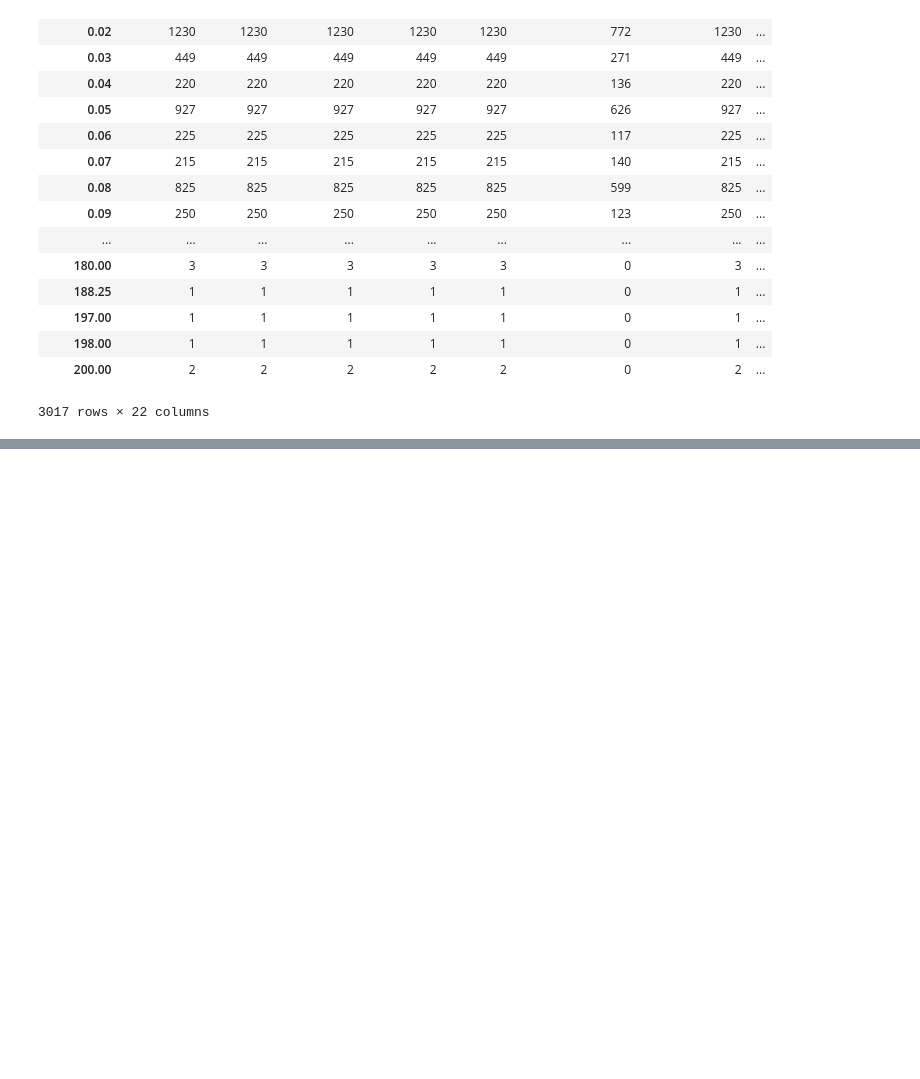
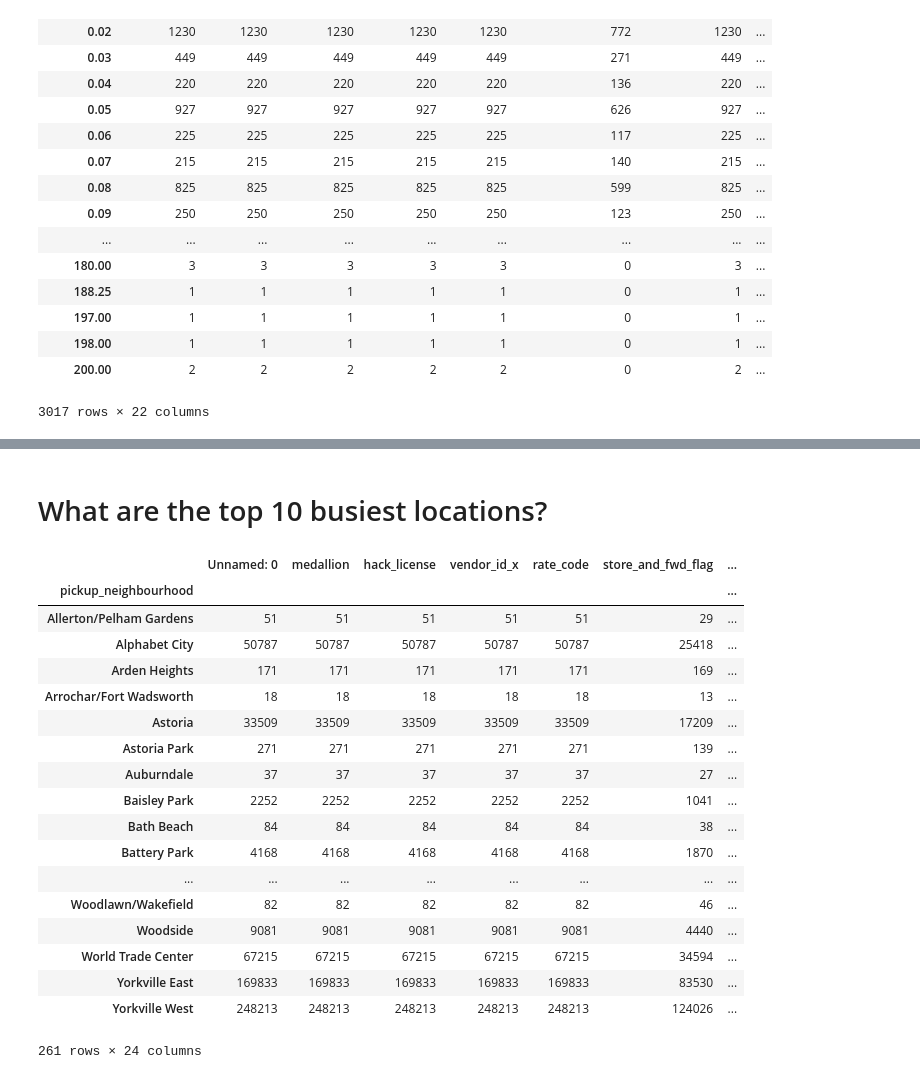
Before and after one commit to desultir/NYCTaxi, a Jupyter notebook: notebooks/describe data.ipynb, the cells around one changed output, grey strips where cells are left out. Cells and saved outputs as stored; diff of their text form; code cells hidden in the pictures; blank space fills up the shorter version.

```diff
--- a/notebooks/describe data.ipynb
+++ b/notebooks/describe data.ipynb
@@ -223,0 +303,24 @@ ax.plot(xx, kde(xx))
+# %% [markdown]
+# What are the top 10 busiest locations?
+# %%
+df.groupby("pickup_neighbourhood").count()
+# %% [output]
+|  | Unnamed: 0 | medallion | hack_license | vendor_id_x | rate_code | store_and_fwd_flag | ... |
+| pickup_neighbourhood |  |  |  |  |  |  | ... |
+| Allerton/Pelham Gardens | 51 | 51 | 51 | 51 | 51 | 29 | ... |
+| Alphabet City | 50787 | 50787 | 50787 | 50787 | 50787 | 25418 | ... |
+| Arden Heights | 171 | 171 | 171 | 171 | 171 | 169 | ... |
+| Arrochar/Fort Wadsworth | 18 | 18 | 18 | 18 | 18 | 13 | ... |
+| Astoria | 33509 | 33509 | 33509 | 33509 | 33509 | 17209 | ... |
+| Astoria Park | 271 | 271 | 271 | 271 | 271 | 139 | ... |
+| Auburndale | 37 | 37 | 37 | 37 | 37 | 27 | ... |
+| Baisley Park | 2252 | 2252 | 2252 | 2252 | 2252 | 1041 | ... |
+| Bath Beach | 84 | 84 | 84 | 84 | 84 | 38 | ... |
+| Battery Park | 4168 | 4168 | 4168 | 4168 | 4168 | 1870 | ... |
+| ... | ... | ... | ... | ... | ... | ... | ... |
+| Woodlawn/Wakefield | 82 | 82 | 82 | 82 | 82 | 46 | ... |
+| Woodside | 9081 | 9081 | 9081 | 9081 | 9081 | 4440 | ... |
+| World Trade Center | 67215 | 67215 | 67215 | 67215 | 67215 | 34594 | ... |
+| Yorkville East | 169833 | 169833 | 169833 | 169833 | 169833 | 83530 | ... |
+| Yorkville West | 248213 | 248213 | 248213 | 248213 | 248213 | 124026 | ... |
+261 rows × 24 columns
```
Also changed, not shown: parts of 11 cells of this notebook.
